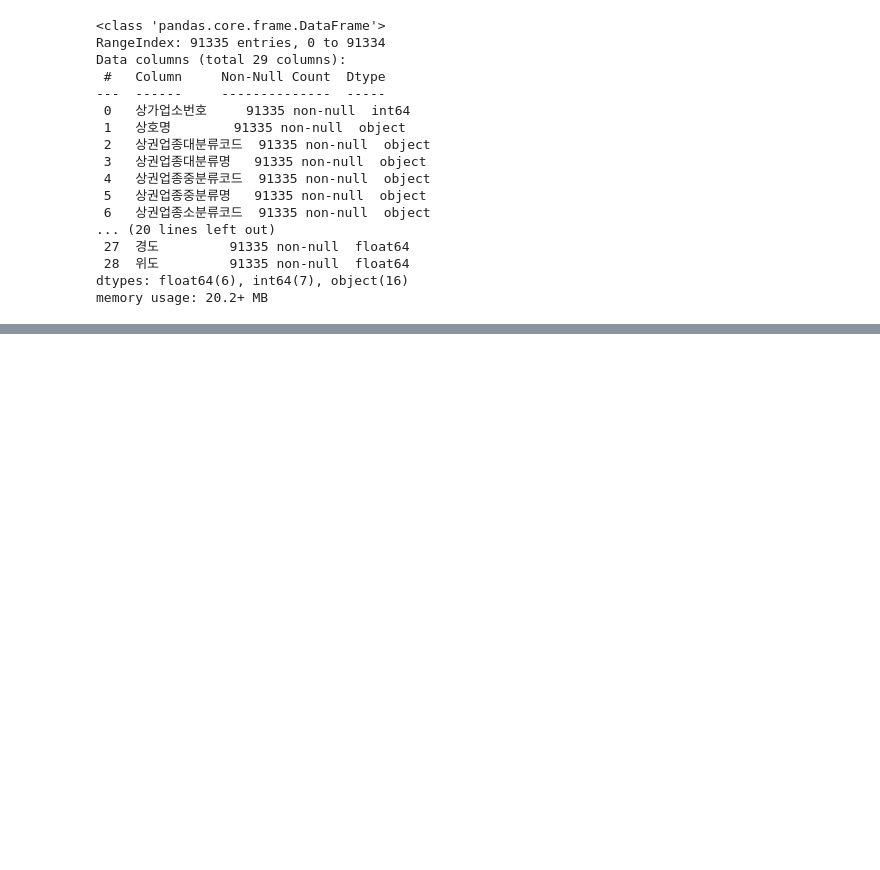
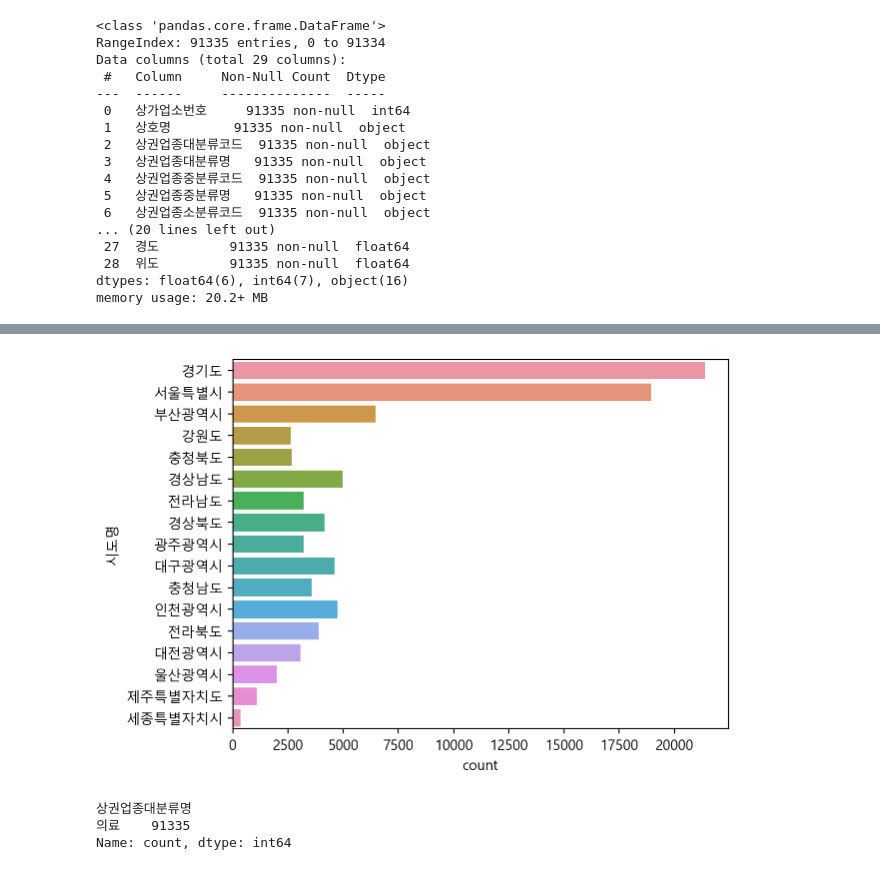
Before and after one commit to sangeun99/data-science-boostcourse, a Jupyter notebook: lecture-note/05.open-data-analysis.ipynb, the cells around one changed output, grey strips where cells are left out. Saved outputs shown, nothing was run; the diff lists cells and outputs as text; code cells hidden in the pictures; blank space fills up the shorter version.

```diff
--- a/lecture-note/05.open-data-analysis.ipynb
+++ b/lecture-note/05.open-data-analysis.ipynb
@@ -254,0 +447,11 @@ memory usage: 20.2+ MB
+# %%
+# seaborn의 countplot으로 그려봅니다.
+c = sns.countplot(data=df, y="시도명")
+# %% [output]
+[figure, added]
+# %%
+df["상권업종대분류명"].value_counts()
+# %% [output]
+상권업종대분류명
+의료    91335
+Name: count, dtype: int64
```
Also changed, not shown: parts of 44 cells of this notebook.
